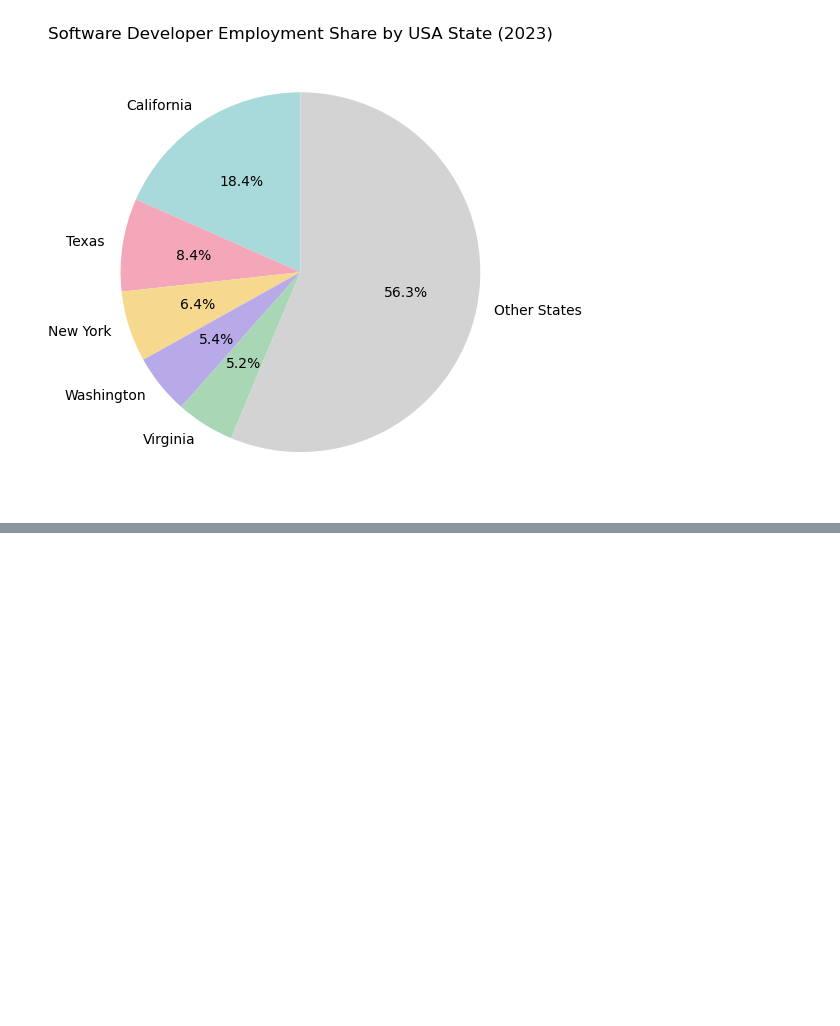
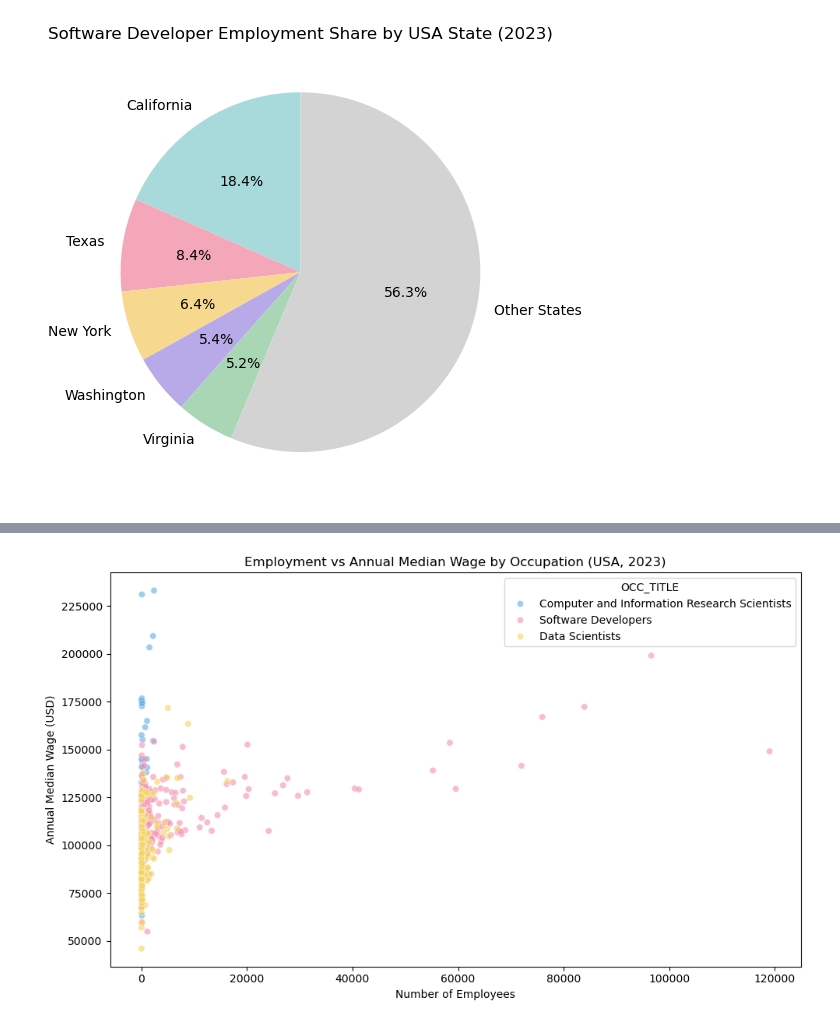
Before and after one commit to HeloEugenio0916/Data-Visualisation-and-Communication-CA1, a Jupyter notebook: CA1.ipynb, the cells around one changed output, grey strips where cells are left out. Drawn from its saved outputs; the diff is of its cells as text; code cells hidden in the pictures; blank space fills up the shorter version.

Commit message:
Creating the last chart, as well as final challenge
In addition, modifying some text and comments

```diff
--- a/CA1.ipynb
+++ b/CA1.ipynb
@@ -590,0 +628,13 @@ The 56.3% shows that the role is also widely distributed across the whole USA.
+# %%
+# Create a copy of the metropolitan-area dataset
+scatter_all = metro.copy()
+
+# Making sure employment and wages are numbers
+scatter_all["TOT_EMP"] = pd.to_numeric(scatter_all["TOT_EMP"], errors="coerce")
+scatter_all["A_MEDIAN"] = pd.to_numeric(scatter_all["A_MEDIAN"], errors="coerce")
+
+# Removing any missing values
+scatter_all = scatter_all.dropna(subset=["TOT_EMP", "A_MEDIAN"])
+
+# Check the number of records for each occupation
+scatter_all["OCC_TITLE"].value_counts()
@@ -590,0 +653,20 @@ The 56.3% shows that the role is also widely distributed across the whole USA.
+# %%
+plt.figure(figsize=(10, 6))
+
+sns.scatterplot(
+    data=scatter_all,
+    x="TOT_EMP",
+    y="A_MEDIAN",
+    hue="OCC_TITLE",
+    palette=["#5DADE2", "#F48FB1", "#F4D35E"],
+    alpha=0.6
+)
+
+plt.title("Employment vs Annual Median Wage by Occupation (USA, 2023)")
+plt.xlabel("Number of Employees")
+plt.ylabel("Annual Median Wage (USD)")
+
+plt.tight_layout()
+plt.show()
+# %% [output]
+[figure, added]
```
Also changed, not shown: parts of 17 cells of this notebook, 3 other files.
